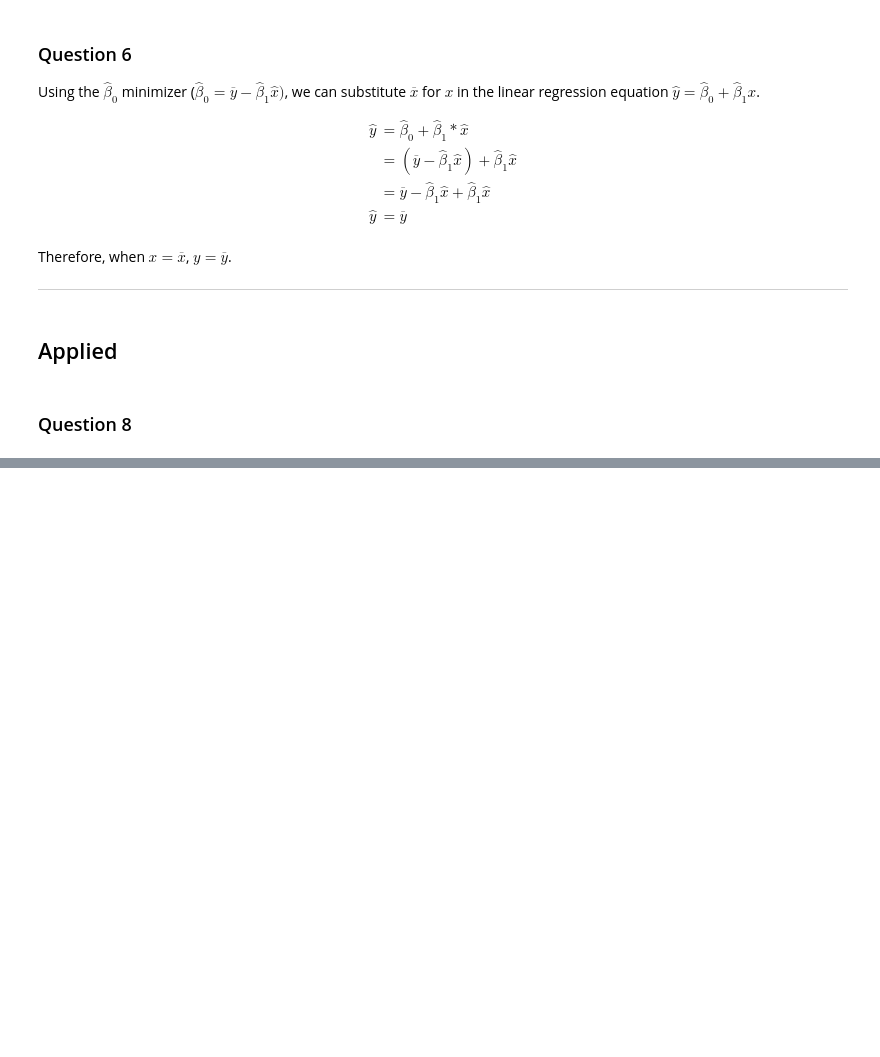
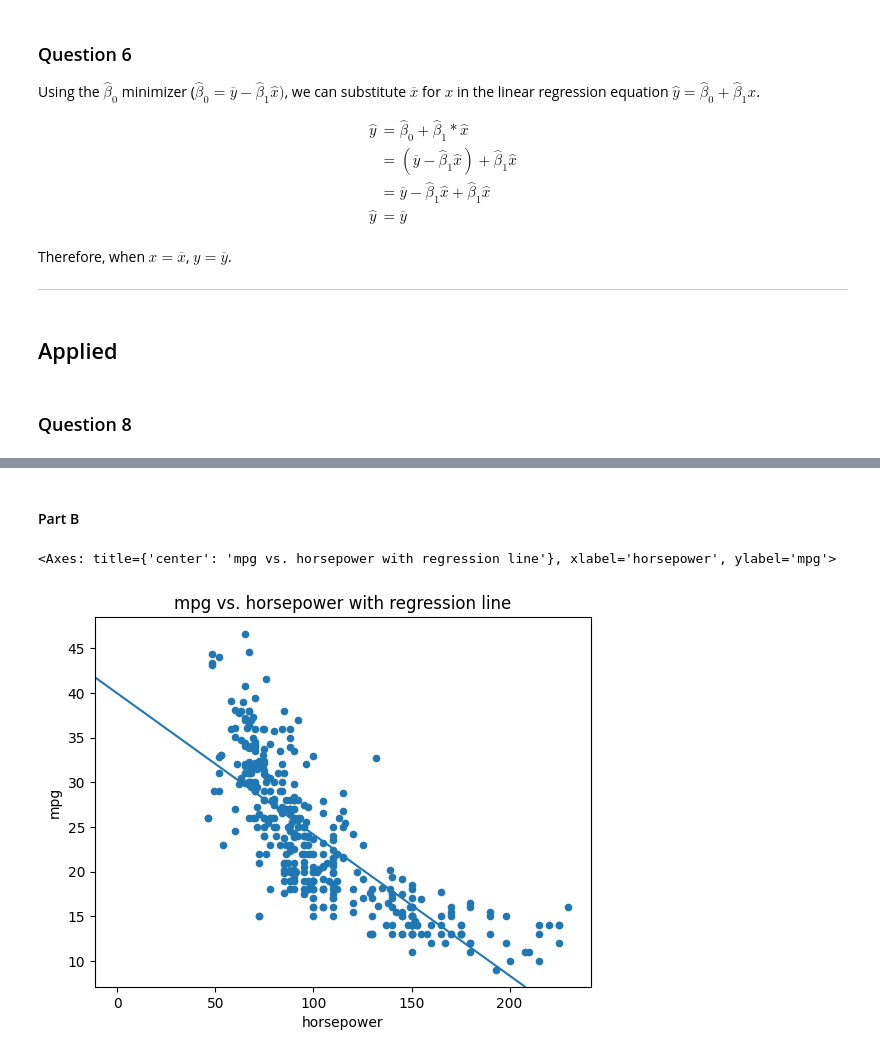
Before and after one commit to anchitrao/islp, a Jupyter notebook: chapter3/3_7_exercises.ipynb, the cells around one changed output, grey strips where cells are left out. Cells and saved outputs as stored; diff of their text form; code cells hidden in the pictures; blank space fills up the shorter version.

```diff
--- a/chapter3/3_7_exercises.ipynb
+++ b/chapter3/3_7_exercises.ipynb
@@ -107,0 +117,10 @@ Therefore, when $x =\overline{x}$, $y=\overline{y}$.
+# %%
+Auto = load_data('Auto')
+# %%
+# fit regression model to data
+X = MS(['horsepower']).fit_transform(Auto)
+y = Auto['mpg']
+model1 = sm.OLS(y, X) # ordinary least squares
+results1 = model1.fit()
+
+summarize(results1)
@@ -107,0 +129,14 @@ Therefore, when $x =\overline{x}$, $y=\overline{y}$.
+# %%
+horsepower = 98
+
+q8_beta_0 = results1.params['intercept']
+q8_beta_1 = results1.params['horsepower']
+q8_beta_1_se = results1.bse['horsepower']
+
+predicted_mpg = q8_beta_0 + q8_beta_1 * horsepower
+conf_int = (q8_beta_1 - 2 * q8_beta_1_se, q8_beta_1 + 2 * q8_beta_1_se)
+
+print(
+    f"predicted mpg - {predicted_mpg}\n",
+    f"95% confidence interval - {conf_int}\n",
+)
@@ -107,0 +154,17 @@ Therefore, when $x =\overline{x}$, $y=\overline{y}$.
+# %% [markdown]
+#### Part B
+# %%
+# create figure and plot
+_, ax = pyplot.subplots()
+ax.set_title('mpg vs. horsepower with regression line')
+ax.set_xlabel('horsepower')
+ax.set_ylabel('mpg')
+
+# plot regression line
+ax.axline(xy1=(0, q8_beta_0), slope=q8_beta_1)
+
+# plot data as scatter plot
+Auto.plot.scatter(x='horsepower', y='mpg', ax=ax)
+# %% [output]
+<Axes: title={'center': 'mpg vs. horsepower with regression line'}, xlabel='horsepower', ylabel='mpg'>
+[figure, added]
```
Also changed, not shown: parts of 9 cells of this notebook, 2 other files.
